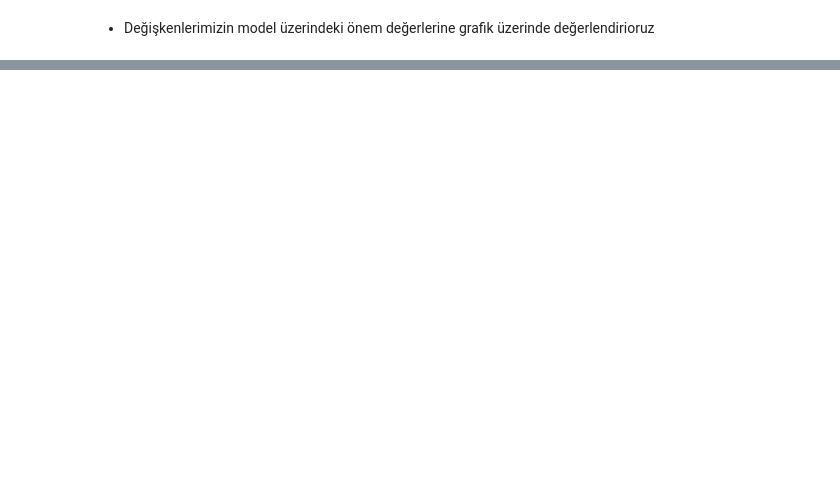
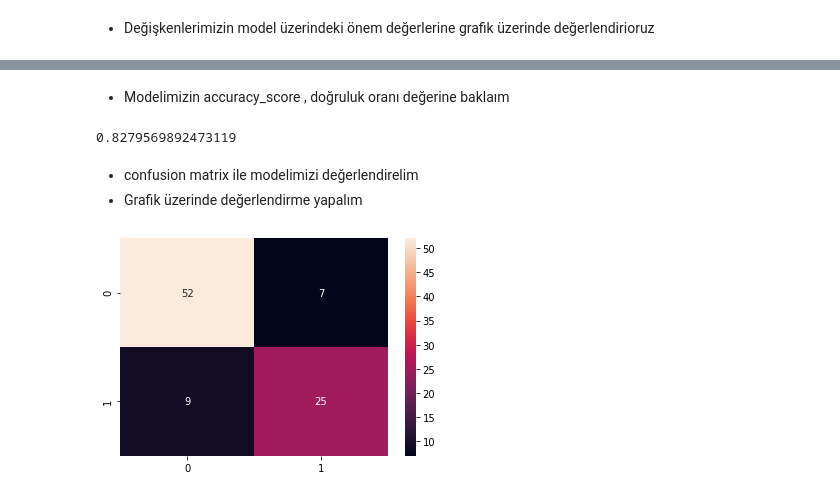
Before and after one commit to TheKoray/KNN-Tree-Ensemble-Algorithms, a Jupyter notebook: Biomechanical.ipynb, the cells around one changed output, grey strips where cells are left out. Drawn from its saved outputs; the diff is of its cells as text; code cells hidden in the pictures; blank space fills up the shorter version.

```diff
--- a/Biomechanical.ipynb
+++ b/Biomechanical.ipynb
@@ -1341,0 +1338,4 @@ importance.plot(kind='barh',color='r');
+# %%
+from sklearn.ensemble import GradientBoostingClassifier
+
+gbm_model = GradientBoostingClassifier()
@@ -1341,0 +1344,2 @@ importance.plot(kind='barh',color='r');
+# %%
+gbm_model.fit(x_train,y_train)
@@ -1341,0 +1359,13 @@ importance.plot(kind='barh',color='r');
+# %%
+y_pred = gbm_model.predict(x_test)
+# %% [markdown]
+- Modelimizin accuracy_score , doğruluk oranı değerine baklaım
+# %%
+from sklearn.metrics import accuracy_score
+
+accuracy_score(y_test,y_pred)
+# %% [output]
+0.8279569892473119
+# %% [markdown]
+- confusion matrix ile modelimizi değerlendirelim
+- Grafik üzerinde değerlendirme yapalım
@@ -1341,0 +1375,5 @@ importance.plot(kind='barh',color='r');
+# %%
+cm = confusion_matrix(y_pred,y_test)
+sns.heatmap(cm,annot=True);
+# %% [output]
+[figure, added]
```
Also changed, not shown: parts of 56 cells of this notebook.
